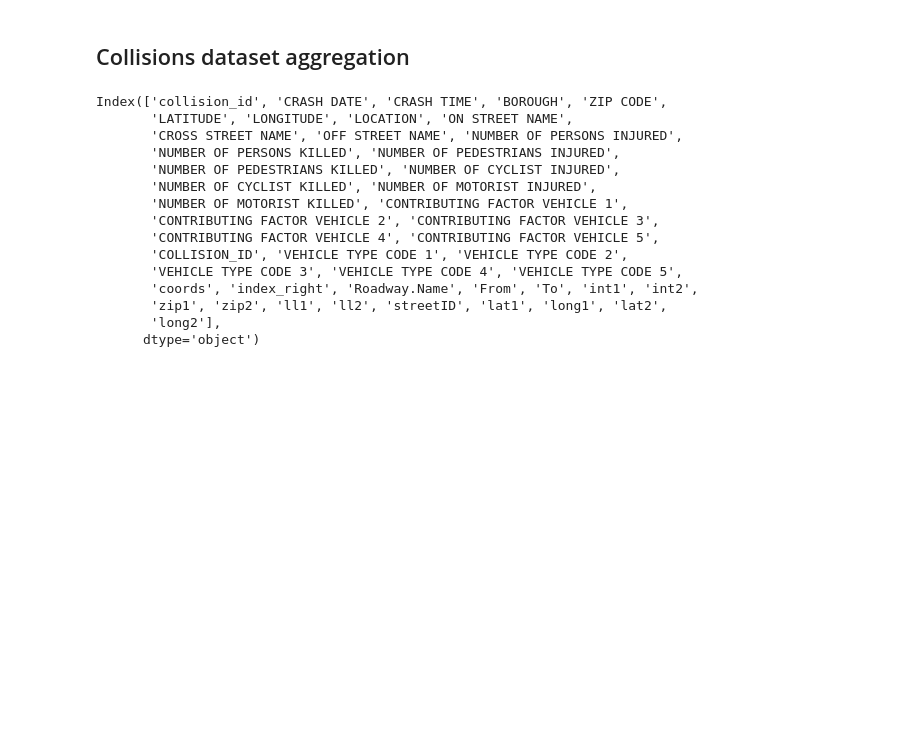
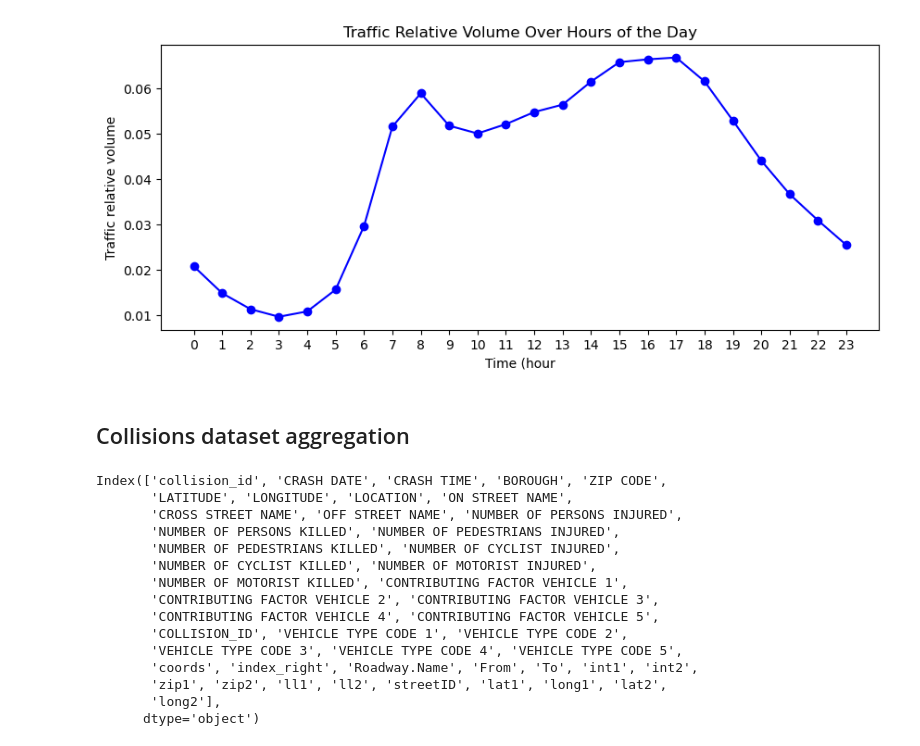
Before and after one commit to aj-cooke/NYC-Traffic-Accidents, a Jupyter notebook: abstract_street_analysis.ipynb, the cells around one changed output. Saved outputs shown, nothing was run; the diff lists cells and outputs as text; code cells hidden in the pictures; blank space fills up the shorter version.

```diff
--- a/abstract_street_analysis.ipynb
+++ b/abstract_street_analysis.ipynb
@@ -11,0 +97,4 @@ import matplotlib.pyplot as plt
+# %%
+traffic_byhour = traffic.groupby(by=['streetID', 'time']).agg({'traffic': ['mean', 'std']})
+traffic_byhour = traffic_byhour.reset_index()
+traffic_byhour
@@ -12,3 +116,21 @@ import matplotlib.pyplot as plt
+# %%
+traffic_sum = traffic_byhour.groupby(by=[('streetID','')]).agg({('traffic', 'mean'): 'sum'}).reset_index()
+hour_plot = pd.merge(left=traffic_byhour, right=traffic_sum, how='left', on=[('streetID','')])
+hour_plot['percentage'] = hour_plot.apply(lambda row: (row['traffic_x']['mean']/row['traffic_y']['mean']), axis=1)
+hour_plot = hour_plot.groupby(by=['time']).agg({('percentage',     ''): 'mean'}).reset_index()
+
+color = 'blue'
+figsize = (10, 4)
+
+fig, ax = plt.subplots(figsize=figsize)
+ax.plot(hour_plot['time'], hour_plot['percentage'], color=color, marker='o')
+ax.set_xticks([x for x in range(24)])
+ax.set_xlabel('Time (hour')
+ax.set_ylabel('Traffic relative volume')
+plt.title('Traffic Relative Volume Over Hours of the Day')
+plt.show()
+# %% [output]
+[figure, added]
 # %% [markdown]
 ## Collisions dataset aggregation
 # %%
```
Also changed, not shown: parts of 12 cells of this notebook, 2 other files.
